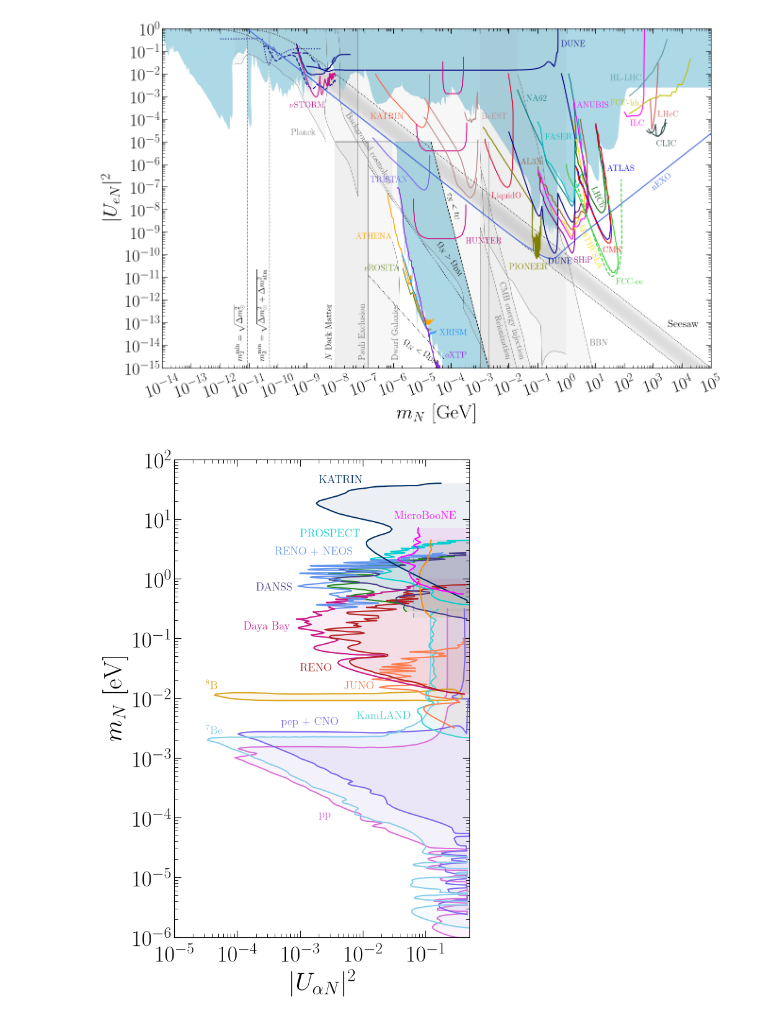
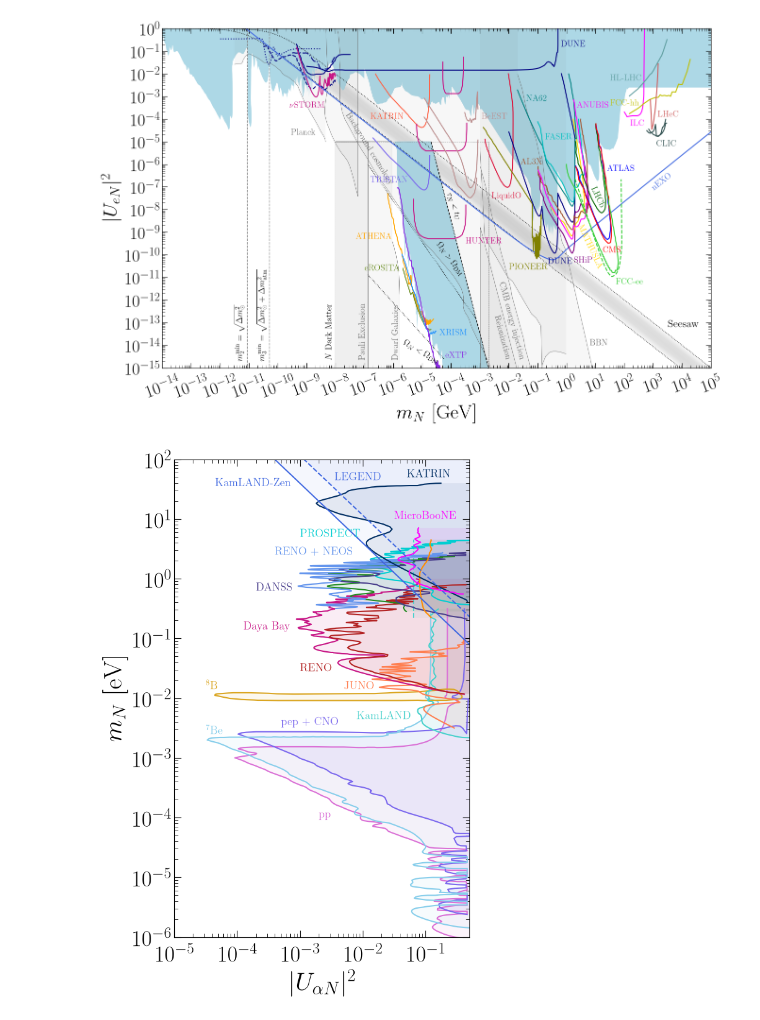
Before and after one commit to PatrickBolton/SterileNeutrinoConstraints, a Jupyter notebook: 0_electron_mixing.ipynb, the cells around one changed output. Drawn from its saved outputs; the diff is of its cells as text; code cells hidden in the pictures.

```diff
--- a/0_electron_mixing.ipynb
+++ b/0_electron_mixing.ipynb
@@ -896,7 +896,7 @@ oscillation = {
      'xr': ['pow10', 'split', 'sqrt', 1e-9], 'yr': 'pow10', 'xy': False},
     'KATRIN oscillation':
     {'data': data_e + 'KATRIN_oscillation.csv',
-     'label': r'KATRIN', 'label_on': True, 'label_loc': [-2.7, -7.4], 'label_rot': 0,
+     'label': r'KATRIN', 'label_on': True, 'label_loc': [-1.3, -7.3], 'label_rot': 0,
      'color': '#002E63', 'lw': 1.5, 'ls': '-', 'fill': 0.075,
      'xr': ['pow10', 'split', 'sqrt', 1e-9], 'yr': ['pow10', 'comp', 'sqrt', 'comp', 0.5], 'xy': False},
     'MicroBooNE':
@@ -905,11 +905,24 @@ oscillation = {
      'color': 'fuchsia', 'lw': 1.5, 'ls': '-', 'fill': 0.075,
      'xr': ['pow10', 'split', 'sqrt', 1e-9], 'yr': ['pow10', 'comp', 'sqrt', 'comp', 0.5], 'xy': False},
 }
+
+Ovbb = {
+    '0vbb_KamLAND-Zen':
+    {'data': [3.8e26, "136Xe"],
+     'label': r'KamLAND-Zen', 'label_on': True, 'label_loc': [-4.35, -7.45], 'label_rot': 0,
+     'color': 'royalblue', 'lw': 1.5, 'ls': '-', 'fill': 0.05,
+     'xr': 'pow10', 'yr': 'pow10', 'xy': True},
+    '0vbb_LEGEND':
+    {'data': [1.9e26, "76Ge"],
+     'label': r'LEGEND', 'label_on': True, 'label_loc': [-2.45, -7.35], 'label_rot': 0,
+     'color': 'royalblue', 'lw': 1.5, 'ls': '--', 'fill': 0.05,
+     'xr': 'pow10', 'yr': 'pow10', 'xy': True},
+}
 # %%
 HNL.plot(x_min = 1e-5, x_max = 1/2, y_min = 1e-15, y_max = 1e-7, plot_type = 'tall',
          lim_type = 'current',
-         current_constraints=oscillation,
+         current_constraints=oscillation | Ovbb,
          current_xray_constraints={}, seesaw=False, DM_window=False, v_masses=False,
          title = 'UeNsq_osc', xlabel = r'$|U_{\alpha N}|^2$', ylabel = r'$m_N~[\mathrm{eV}]$', svfg = True, y_scale = 1e9, x_rot = 0, xy_flip=True);
 # %% [output]
-[figure, old version]
+[figure, new version]
```
Also changed, not shown: parts of 1 cell of this notebook, 14 other files.
